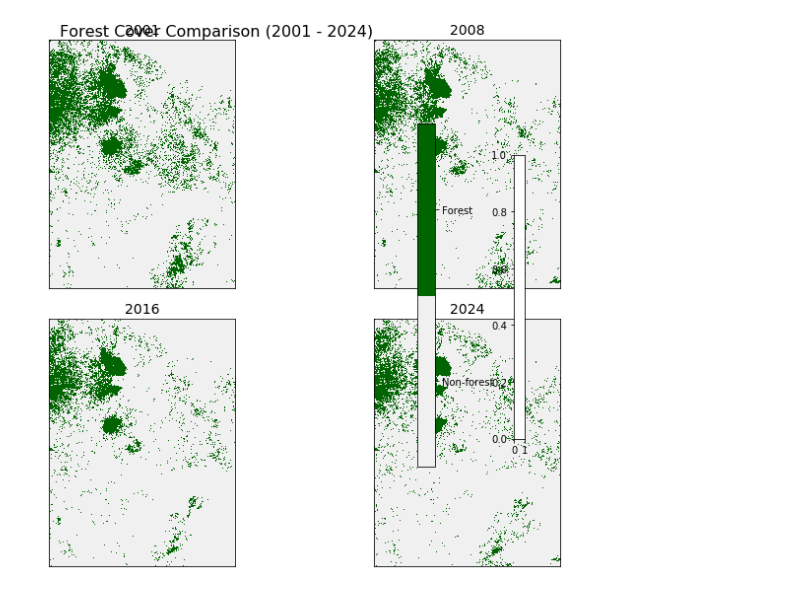
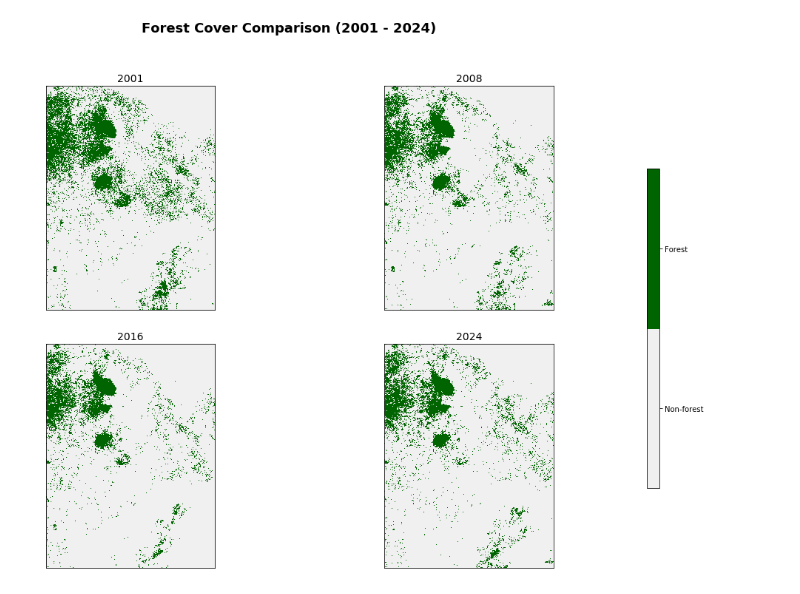
Before and after one commit to nrutachoudhari/ESDA_Final_Project, a Jupyter notebook: Deforestation/030_Visualizations.ipynb, the cells around one changed output. Saved outputs shown, nothing was run; the diff lists cells and outputs as text; code cells hidden in the pictures.

Commit message:
visualizations

```diff
--- a/Deforestation/030_Visualizations.ipynb
+++ b/Deforestation/030_Visualizations.ipynb
@@ -16,33 +16,37 @@ forest_masks = {
 # using a clean 2-color scheme
 cmap = ListedColormap(['#f0f0f0', '#006400'])
 # %%
-fig, ax_grid = plt.subplots(2, 2, figsize = (10, 8))
+fig, ax_grid = plt.subplots(2, 2, figsize=(16, 12))
 axes = ax_grid.ravel()
+
+# plotting the raster maps
 for ax, (year, path) in zip(axes, sorted(forest_masks.items())):
     with rasterio.open(path) as src:
-        mask = src.read(1).astype(float) # converting to a numeric array
+        mask = src.read(1).astype(float)
         bounds = src.bounds
         extent = (bounds.left, bounds.right, bounds.bottom, bounds.top)
 
-    ax.imshow(mask, cmap = cmap, vmin = 0, vmax = 1, extent= extent)
-    ax.set_title(str(year), fontsize = 14)
+    ax.imshow(mask, cmap=cmap, vmin=0, vmax=1, extent=extent)
+    ax.set_title(str(year), fontsize=14, pad=6)
     ax.set_xticks([])
     ax.set_yticks([])
 
-# shared colorbar
-cbar_ax = fig.add_axes([0.92, 0.25, 0.015, 0.5])
+# adjusting the subplot placing
+plt.subplots_adjust(wspace=0.05, hspace=0.15)
+
+fig.suptitle("Forest Cover Comparison (2001 - 2024)",
+             fontsize=18, fontweight='bold', y=0.98)
+
+# creating separate axes for colorbar
+cbar_ax = fig.add_axes([0.92, 0.25, 0.015, 0.5])  # [left, bottom, width, height]
+
 cbar = fig.colorbar(
     plt.cm.ScalarMappable(cmap=cmap),
-    ax = axes,
-    shrink=0.8,
-    pad = 0.02,
-    location = 'right'
+    cax=cbar_ax
 )
 cbar.set_ticks([0.25, 0.75])
 cbar.set_ticklabels(["Non-forest", "Forest"])
 
-fig.suptitle("Forest Cover Comparison (2001 - 2024)", fontsize = 16, y = 0.98)
-plt.tight_layout()
 plt.show()
 # %% [output]
-[figure, old version]
+[figure, new version]
```
Also changed, not shown: parts of 1 cell of this notebook.
